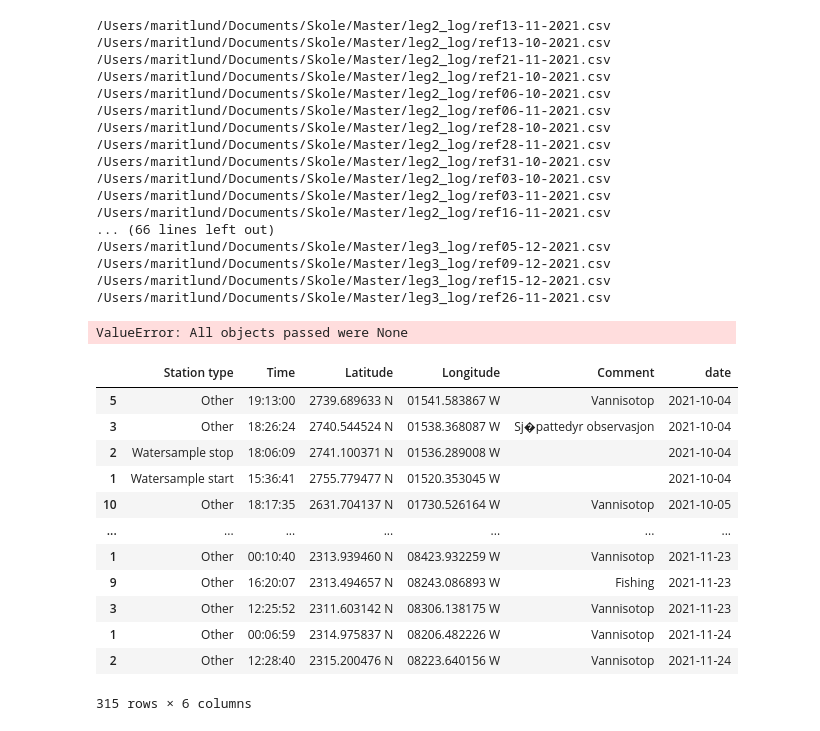
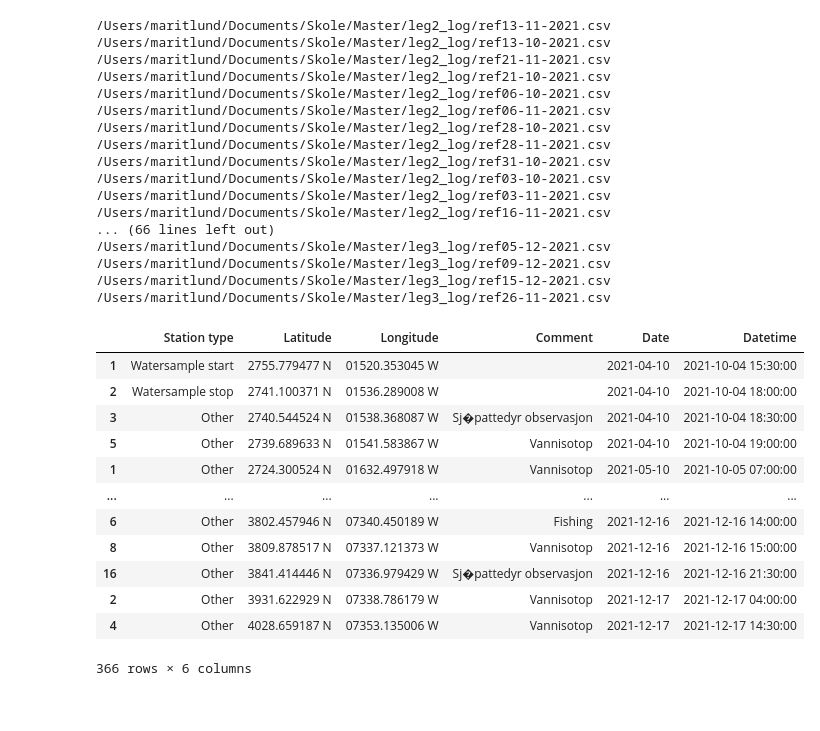
Before and after one commit to maritnl/master, a Jupyter notebook: log_matching.ipynb, the cells around one changed output. Saved outputs shown, nothing was run; the diff lists cells and outputs as text; code cells hidden in the pictures.

```diff
--- a/log_matching.ipynb
+++ b/log_matching.ipynb
@@ -18,12 +18,16 @@ def get_stops_from_log(path):
         else:
             main_df = pd.concat([main_df,df])
 
-    main_df['Date'] = pd.to_datetime(main_df['Date'], dayfirst=True)
+    main_df['Datetime'] = pd.to_datetime(main_df['Date'] + " " + main_df['Time'])
+    main_df['Date'] = pd.to_datetime(main_df['Date'])
+    main_df = main_df.drop(columns=['Time'])
+
+    return main_df
 # %%
 leg2_stops = get_stops_from_log("/Users/maritlund/Documents/Skole/Master/leg2_log/ref*.csv")
 leg3_stops = get_stops_from_log("/Users/maritlund/Documents/Skole/Master/leg3_log/ref*.csv")
-#main_df = pd.concat([leg2_stops, leg3_stops])
-#main_df = main_df.sort_values('Date', ascending=True)
+main_df = pd.concat([leg2_stops, leg3_stops])
+main_df = main_df.sort_values(by="Datetime")
 # %% [output]
 /Users/maritlund/Documents/Skole/Master/leg2_log/ref13-11-2021.csv
 /Users/maritlund/Documents/Skole/Master/leg2_log/ref13-10-2021.csv
@@ -42,24 +46,25 @@ leg3_stops = get_stops_from_log("/Users/maritlund/Documents/Skole/Master/leg3_lo
 /Users/maritlund/Documents/Skole/Master/leg3_log/ref09-12-2021.csv
 /Users/maritlund/Documents/Skole/Master/leg3_log/ref15-12-2021.csv
 /Users/maritlund/Documents/Skole/Master/leg3_log/ref26-11-2021.csv
-ValueError: All objects passed were None
 # %%
 main_df = main_df.dropna()
 main_df
+main_df.Datetime = main_df['Datetime'].dt.round('30min')
+main_df
 # %% [output]
-|  | Station type | Time | Latitude | Longitude | Comment | date |
-| 5 | Other | 19:13:00 | 2739.689633 N | 01541.583867 W | Vannisotop | 2021-10-04 |
-| 3 | Other | 18:26:24 | 2740.544524 N | 01538.368087 W | Sj�pattedyr observasjon | 2021-10-04 |
-| 2 | Watersample stop | 18:06:09 | 2741.100371 N | 01536.289008 W |  | 2021-10-04 |
-| 1 | Watersample start | 15:36:41 | 2755.779477 N | 01520.353045 W |  | 2021-10-04 |
-| 10 | Other | 18:17:35 | 2631.704137 N | 01730.526164 W | Vannisotop | 2021-10-05 |
+|  | Station type | Latitude | Longitude | Comment | Date | Datetime |
+| 1 | Watersample start | 2755.779477 N | 01520.353045 W |  | 2021-04-10 | 2021-10-04 15:30:00 |
+| 2 | Watersample stop | 2741.100371 N | 01536.289008 W |  | 2021-04-10 | 2021-10-04 18:00:00 |
+| 3 | Other | 2740.544524 N | 01538.368087 W | Sj�pattedyr observasjon | 2021-04-10 | 2021-10-04 18:30:00 |
+| 5 | Other | 2739.689633 N | 01541.583867 W | Vannisotop | 2021-04-10 | 2021-10-04 19:00:00 |
+| 1 | Other | 2724.300524 N | 01632.497918 W | Vannisotop | 2021-05-10 | 2021-10-05 07:00:00 |
 | ... | ... | ... | ... | ... | ... | ... |
-| 1 | Other | 00:10:40 | 2313.939460 N | 08423.932259 W | Vannisotop | 2021-11-23 |
-| 9 | Other | 16:20:07 | 2313.494657 N | 08243.086893 W | Fishing | 2021-11-23 |
-| 3 | Other | 12:25:52 | 2311.603142 N | 08306.138175 W | Vannisotop | 2021-11-23 |
-| 1 | Other | 00:06:59 | 2314.975837 N | 08206.482226 W | Vannisotop | 2021-11-24 |
-| 2 | Other | 12:28:40 | 2315.200476 N | 08223.640156 W | Vannisotop | 2021-11-24 |
+| 6 | Other | 3802.457946 N | 07340.450189 W | Fishing | 2021-12-16 | 2021-12-16 14:00:00 |
+| 8 | Other | 3809.878517 N | 07337.121373 W | Vannisotop | 2021-12-16 | 2021-12-16 15:00:00 |
+| 16 | Other | 3841.414446 N | 07336.979429 W | Sj�pattedyr observasjon | 2021-12-16 | 2021-12-16 21:30:00 |
+| 2 | Other | 3931.622929 N | 07338.786179 W | Vannisotop | 2021-12-17 | 2021-12-17 04:00:00 |
+| 4 | Other | 4028.659187 N | 07353.135006 W | Vannisotop | 2021-12-17 | 2021-12-17 14:30:00 |
-315 rows × 6 columns
+366 rows × 6 columns
 # %%
 stops = main_df[main_df['Station type'].str.upper().str.contains('CTD')]
 stops
```
Also changed, not shown: parts of 3 cells of this notebook, 3 other files.
